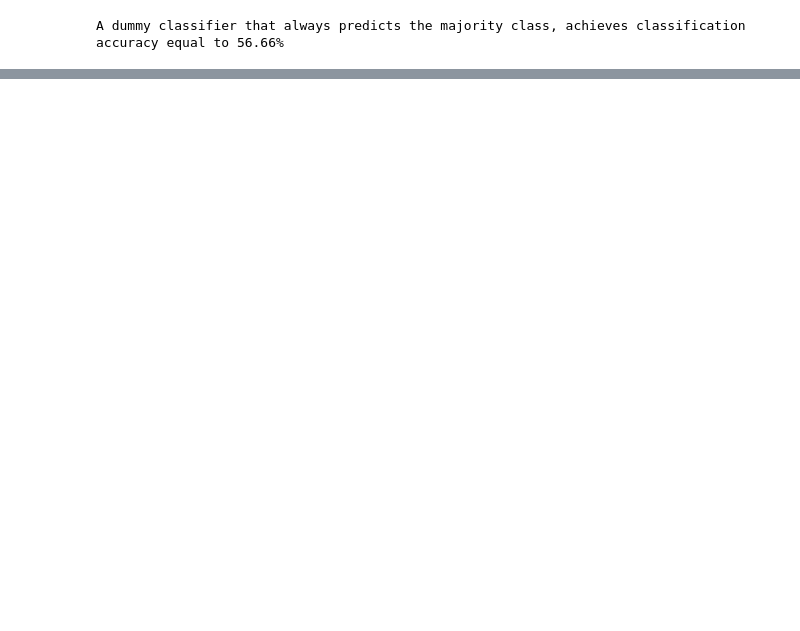
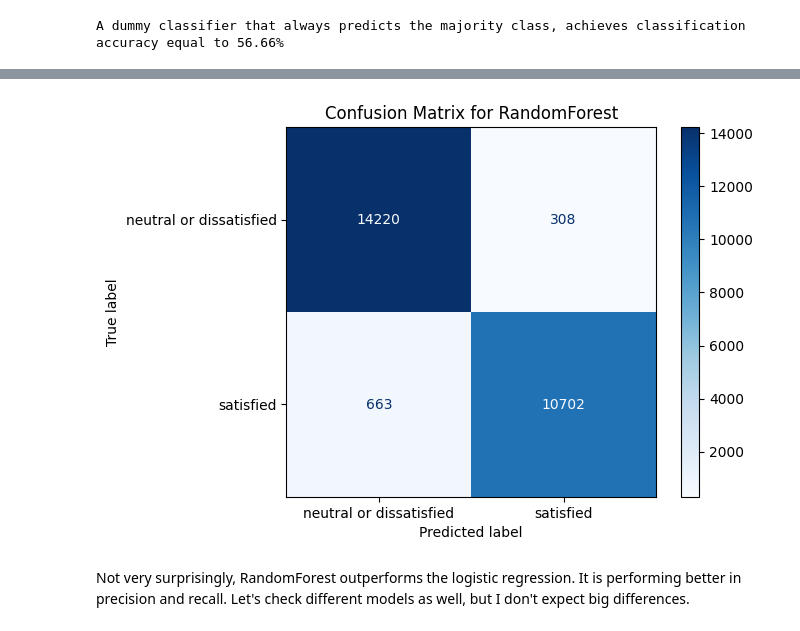
Before and after one commit to bence-szabo-git/ESMT_IML, a Jupyter notebook: notebooks/Satisfaction_Homework.ipynb, the cells around one changed output, grey strips where cells are left out. Cells and saved outputs as stored; diff of their text form; code cells hidden in the pictures; blank space fills up the shorter version.

```diff
--- a/notebooks/Satisfaction_Homework.ipynb
+++ b/notebooks/Satisfaction_Homework.ipynb
@@ -233,0 +353,27 @@ That looks fabulous! The model can predict a customer's satisfaction with a 80%
+# %%
+# Random Forest Ensemble Model
+rf_model = RandomForestClassifier(n_estimators=100, random_state=42)
+rf_model.fit(X_train, y_encoded)
+
+# Predict on test set
+rf_y_pred = rf_model.predict(X_test)
+
+# Evaluate accuracy
+rf_accuracy = accuracy_score(y_test_encoded, rf_y_pred)
+print(f"Random Forest Accuracy: {rf_accuracy:.4f}")
+
+# Calculate additional metrics
+rf_mse = mean_squared_error(y_test_encoded, rf_y_pred)
+rf_mae = mean_absolute_error(y_test_encoded, rf_y_pred)
+rf_mape = mean_absolute_percentage_error(y_test_encoded, rf_y_pred)
+
+# Track performance
+model_performance['RandomForest'] = {'accuracy': rf_accuracy, 'mse': rf_mse, 'mae': rf_mae, 'mape': rf_mape}
+
+# Print all performances
+print("\nModel Performances:")
+for model_name, metrics in model_performance.items():
+    print(f"{model_name}:")
+    for metric, value in metrics.items():
+        print(f"  {metric}: {value:.4f}")
+    print()
@@ -233,0 +438,12 @@ That looks fabulous! The model can predict a customer's satisfaction with a 80%
+# %%
+cm = confusion_matrix(y_test_encoded, rf_y_pred)
+
+# Display the confusion matrix
+disp = ConfusionMatrixDisplay(confusion_matrix=cm, display_labels=['neutral or dissatisfied', 'satisfied'])
+disp.plot(cmap='Blues')
+plt.title('Confusion Matrix for RandomForest')
+plt.show()
+# %% [output]
+[figure, added]
+# %% [markdown]
+Not very surprisingly, RandomForest outperforms the logistic regression. It is performing better in precision and recall. Let's check different models as well, but I don't expect big differences.
```
Also changed, not shown: parts of 32 cells of this notebook.
